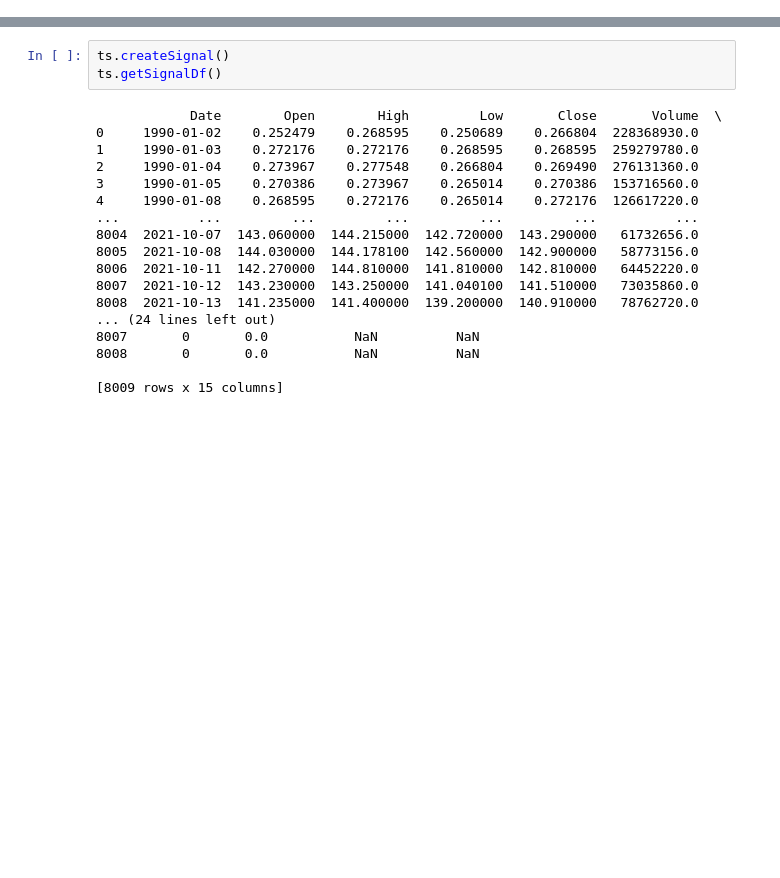
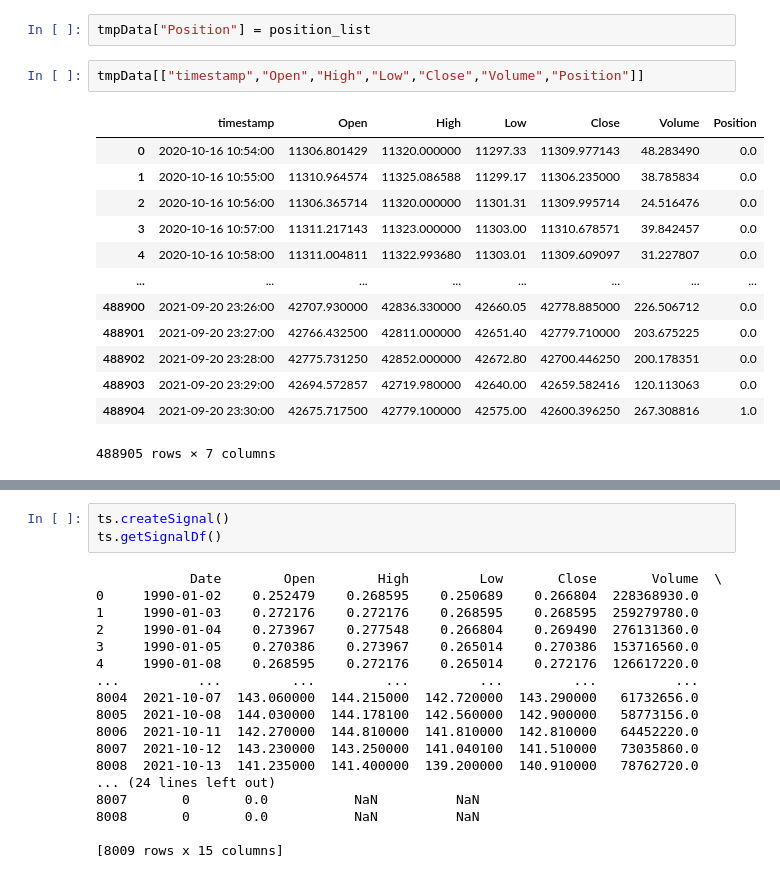
Before and after one commit to arminv1001/PyStonk, a Jupyter notebook: test.ipynb, the cells around one changed output, grey strips where cells are left out. Drawn from its saved outputs; the diff is of its cells as text; blank space fills up the shorter version.

```diff
--- a/test.ipynb
+++ b/test.ipynb
@@ -6,0 +71,18 @@ None
+# %%
+tmpData["Position"] = position_list
+# %%
+tmpData[["timestamp","Open","High","Low","Close","Volume","Position"]]
+# %% [output]
+|  | timestamp | Open | High | Low | Close | Volume | Position |
+| 0 | 2020-10-16 10:54:00 | 11306.801429 | 11320.000000 | 11297.33 | 11309.977143 | 48.283490 | 0.0 |
+| 1 | 2020-10-16 10:55:00 | 11310.964574 | 11325.086588 | 11299.17 | 11306.235000 | 38.785834 | 0.0 |
+| 2 | 2020-10-16 10:56:00 | 11306.365714 | 11320.000000 | 11301.31 | 11309.995714 | 24.516476 | 0.0 |
+| 3 | 2020-10-16 10:57:00 | 11311.217143 | 11323.000000 | 11303.00 | 11310.678571 | 39.842457 | 0.0 |
+| 4 | 2020-10-16 10:58:00 | 11311.004811 | 11322.993680 | 11303.01 | 11309.609097 | 31.227807 | 0.0 |
+| ... | ... | ... | ... | ... | ... | ... | ... |
+| 488900 | 2021-09-20 23:26:00 | 42707.930000 | 42836.330000 | 42660.05 | 42778.885000 | 226.506712 | 0.0 |
+| 488901 | 2021-09-20 23:27:00 | 42766.432500 | 42811.000000 | 42651.40 | 42779.710000 | 203.675225 | 0.0 |
+| 488902 | 2021-09-20 23:28:00 | 42775.731250 | 42852.000000 | 42672.80 | 42700.446250 | 200.178351 | 0.0 |
+| 488903 | 2021-09-20 23:29:00 | 42694.572857 | 42719.980000 | 42640.00 | 42659.582416 | 120.113063 | 0.0 |
+| 488904 | 2021-09-20 23:30:00 | 42675.717500 | 42779.100000 | 42575.00 | 42600.396250 | 267.308816 | 1.0 |
+488905 rows × 7 columns
```
Also changed, not shown: parts of 8 cells of this notebook, 5 other files.
